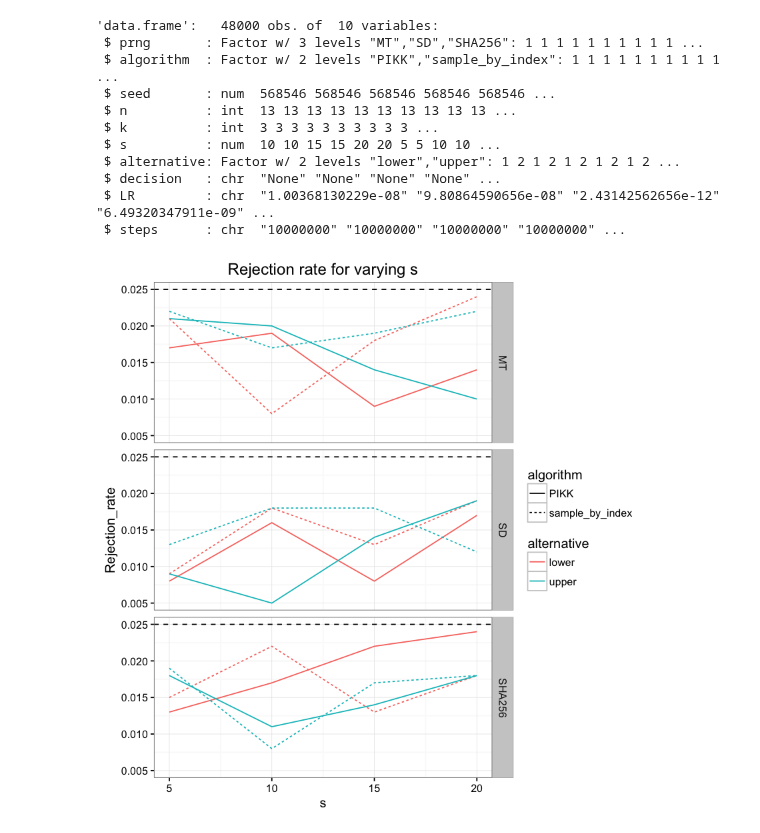
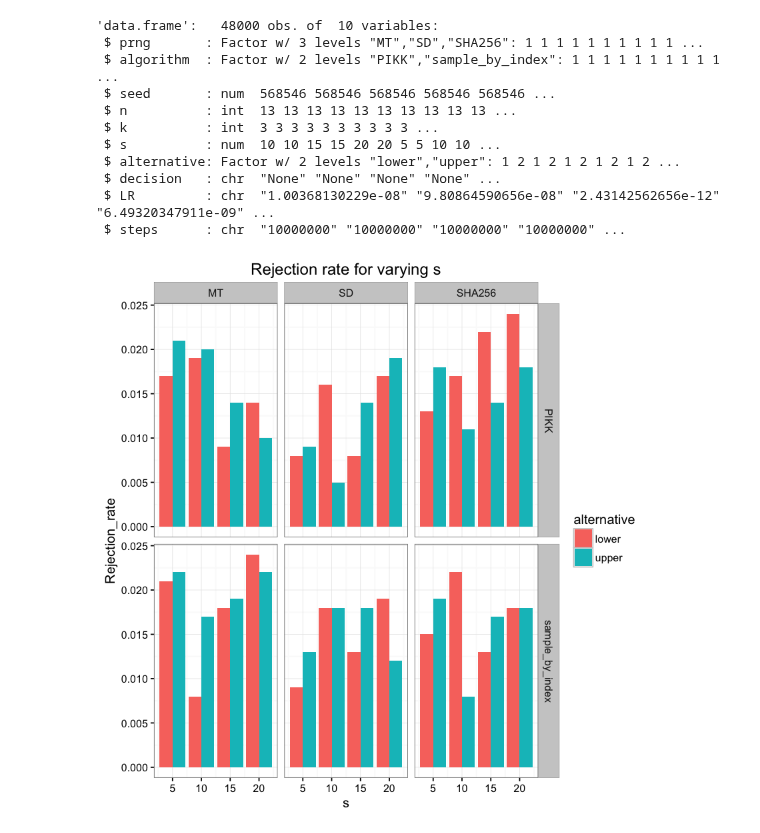
Before and after one commit to kellieotto/prngs-and-permutations, a Jupyter notebook: Code/SPRT/results/multinomial_results.ipynb, the cells around one changed output. Saved outputs shown, nothing was run; the diff lists cells and outputs as text; code cells hidden in the pictures.

Commit message:
Update some figures of results

```diff
--- a/Code/SPRT/results/multinomial_results.ipynb
+++ b/Code/SPRT/results/multinomial_results.ipynb
@@ -102,14 +102,14 @@ str(res)
  $ steps      : chr  "10000000" "10000000" "10000000" "10000000" ...
 # %%
 res2 <- res %>% group_by(prng, algorithm, s, alternative) %>% summarise("Rejection_rate" = mean(decision == "1"))
-ggplot(res2, aes(x = s, y = Rejection_rate, color = alternative, linetype = algorithm)) +
-    geom_line() +
-    facet_grid(prng~.) +
-    geom_hline(yintercept = 0.025, linetype = "dashed") +
+ggplot(res2, aes(x = s, y = Rejection_rate, fill = alternative)) +
+    geom_bar(stat="identity", position="dodge") +
+    facet_grid(algorithm~prng) +
+#    geom_hline(yintercept = 0.025, linetype = "dashed") +
     ggtitle("Rejection rate for varying s") +
     theme_bw()
 # %% [output]
-[figure, old version]
+[figure, new version]
 # %%
 rejects <- res %>% filter(decision != "None")
 # %%
```
Also changed, not shown: parts of 2 cells of this notebook, 1 other file.
